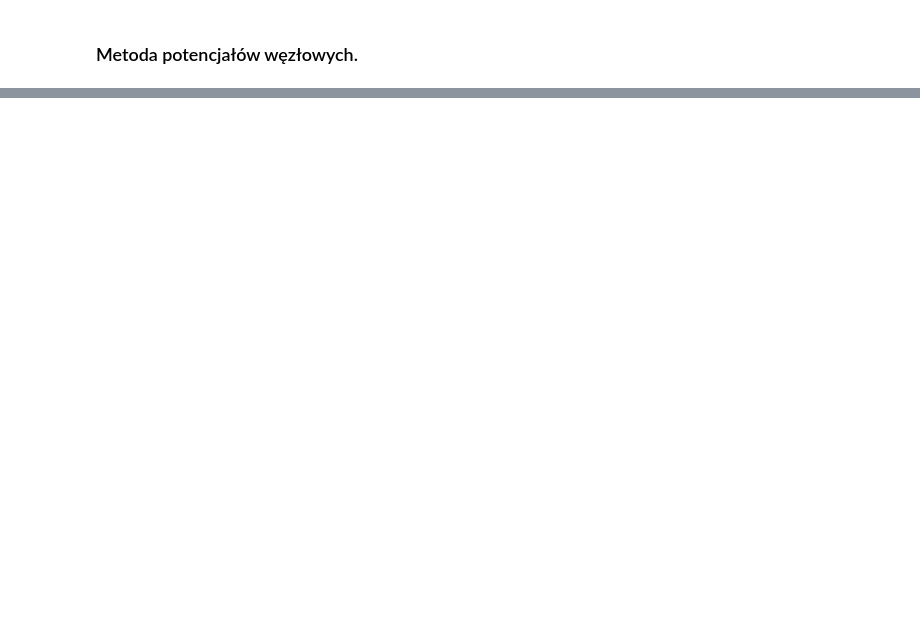
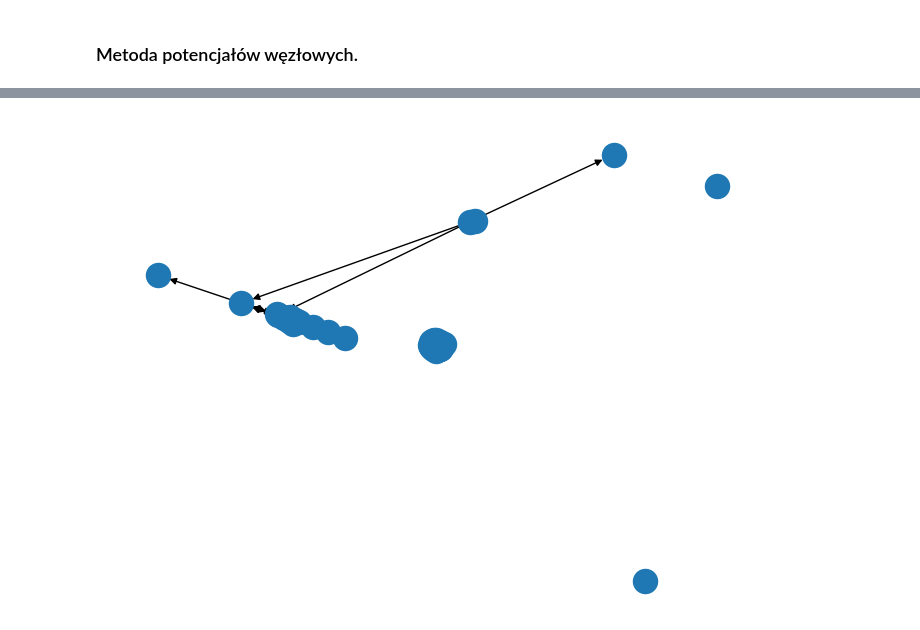
Before and after one commit to Szaroslav/computational-methods-agh-course, a Jupyter notebook: lab02/lab02.ipynb, the cells around one changed output, grey strips where cells are left out. Saved outputs shown, nothing was run; the diff lists cells and outputs as text; code cells hidden in the pictures; blank space fills up the shorter version.

```diff
--- a/lab02/lab02.ipynb
+++ b/lab02/lab02.ipynb
@@ -317,0 +323,12 @@ KeyError: 'weight'
+# %%
+N = 20
+G0 = nx.erdos_renyi_graph(N, 0.4)
+G1 = nx.erdos_renyi_graph(40, 0.45)
+for u, v in [e for e in G1.edges]:
+    G1.remove_edge(u, v)
+    G1.add_edge(u + N, v + N)
+G = add_weights_to_graph(nx.compose(G0, G1), s, t)
+nx.draw(G)
+# draw_graph(G, branch_current_method(G, s, t, e))
+# %% [output]
+[figure, added]
```
Also changed, not shown: parts of 7 cells of this notebook.
